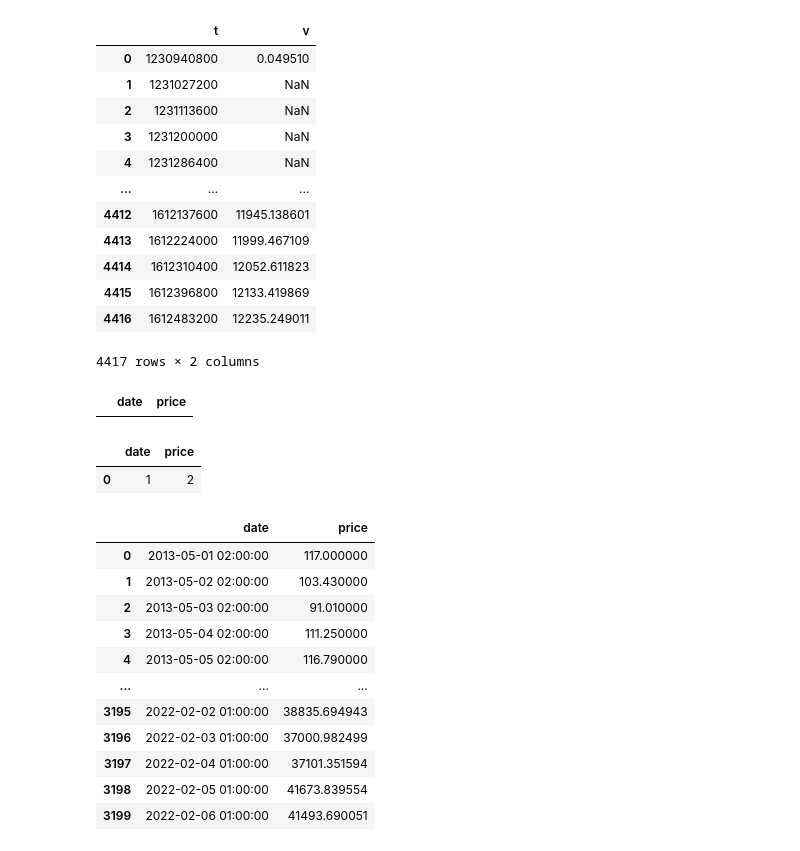
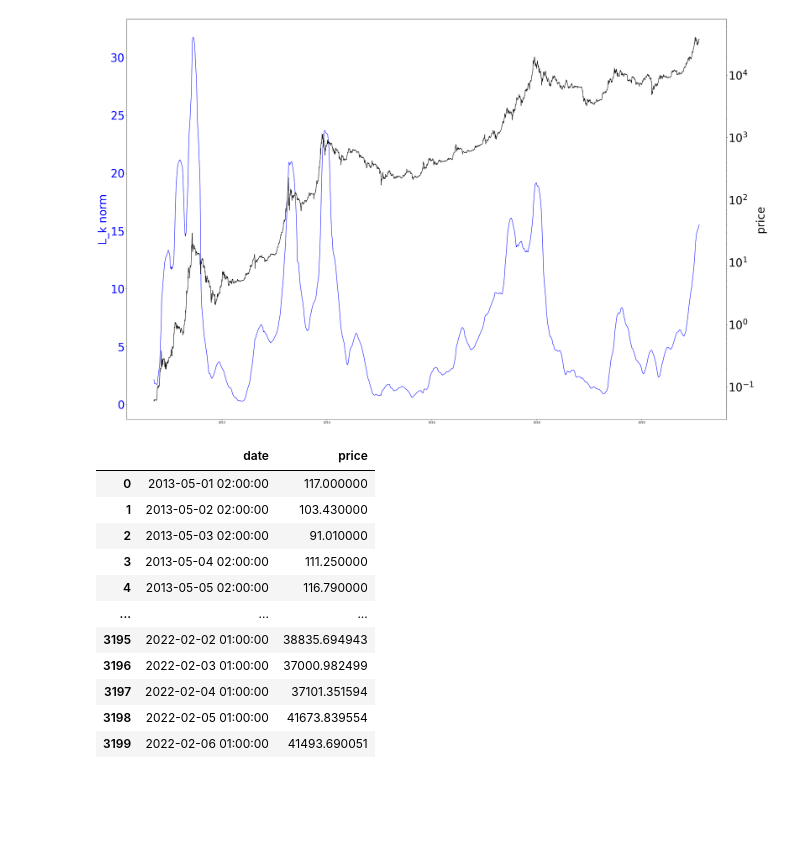
Before and after one commit to MaliMi97/portfolio, a Jupyter notebook: src/trial-and-error.ipynb, the cells around one changed output. Drawn from its saved outputs; the diff is of its cells as text; code cells hidden in the pictures; blank space fills up the shorter version.

Commit message:
start of metrics and vis package + moving L_k norm

```diff
--- a/src/trial-and-error.ipynb
+++ b/src/trial-and-error.ipynb
@@ -46,6 +35,0 @@ plt.plot(aux['time'],aux['realized price'])
-# %%
-a = g.get_realized_price()
-b = g.get_closing_price()
-# %%
-a = a.merge(b, on='time')
-a
@@ -102,18 +35,0 @@ df
-# %%
-df = pd.read_json(requests.get('https://api.glassnode.com/v1/metrics/market/price_realized_usd',
-    params={'a': 'btc', 'api_key': g.key}).text)
-df
-# %% [output]
-|  | t | v |
-| 0 | 1230940800 | 0.049510 |
-| 1 | 1231027200 | NaN |
-| 2 | 1231113600 | NaN |
-| 3 | 1231200000 | NaN |
-| 4 | 1231286400 | NaN |
-| ... | ... | ... |
-| 4412 | 1612137600 | 11945.138601 |
-| 4413 | 1612224000 | 11999.467109 |
-| 4414 | 1612310400 | 12052.611823 |
-| 4415 | 1612396800 | 12133.419869 |
-| 4416 | 1612483200 | 12235.249011 |
-4417 rows × 2 columns
@@ -122,14 +36,13 @@ df
-# %%
-df = pd.DataFrame(columns=['date','price'])
-df
-# %% [output]
-|  | date | price |
-# %%
-df.loc[len(df)-1] = [1,2]
-df
-# %% [output]
-|  | date | price |
-| 0 | 1 | 2 |
+# %%
+step = 60
+m = moving_L_k_norm(a['price'],a['realized price'],2,step)
+fig, ax1, ax2 = with_price_in_background(a['time'][step:],a['price'][step:])
+ax1.set_ylabel('L_k norm',color='blue', fontsize=40)
+ax1.tick_params(axis='y', labelcolor='blue', labelsize=40)
+ax1.plot(a['time'][step:],m,color='blue')
+plt.show()
+# %% [output]
+[figure, added]
 # %%
 date_time_from = datetime.datetime(year=2013, month=5,day=1)
 date_time_to = datetime.datetime(year=2022, month = 2, day = 7)
```
Also changed, not shown: parts of 10 cells of this notebook, 5 other files.
